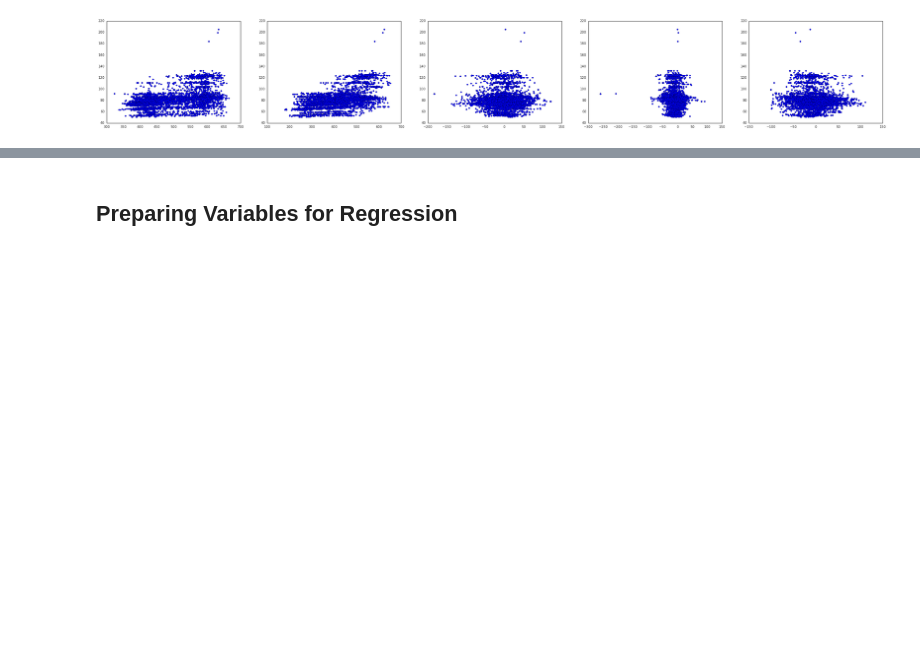
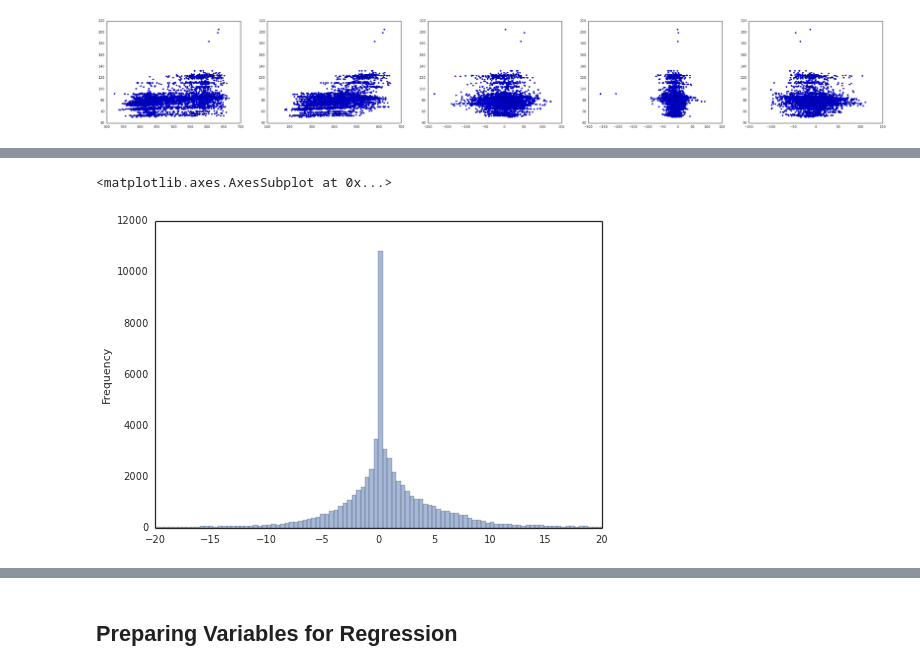
Before and after one commit to diegoleonbarido/flexbox-data-dump-analysis, a Jupyter notebook: ipynb/System_Level.ipynb, the cells around one changed output, grey strips where cells are left out. Drawn from its saved outputs; the diff is of its cells as text; code cells hidden in the pictures; blank space fills up the shorter version.

```diff
--- a/ipynb/System_Level.ipynb
+++ b/ipynb/System_Level.ipynb
@@ -835,0 +915,7 @@ plt.subplots_adjust(right=5)
+# %%
+# All data histogram 2012 2016
+pred_actual_prices['difference'] = pred_actual_prices['prog_liq'] - pred_actual_prices['real_liq']
+pred_actual_prices['difference'].plot.hist(alpha=0.5,bins=100,range=(-20, 20))
+# %% [output]
+<matplotlib.axes.AxesSubplot at 0x...>
+[figure, added]
```
Also changed, not shown: parts of 43 cells of this notebook, 13 other files.
